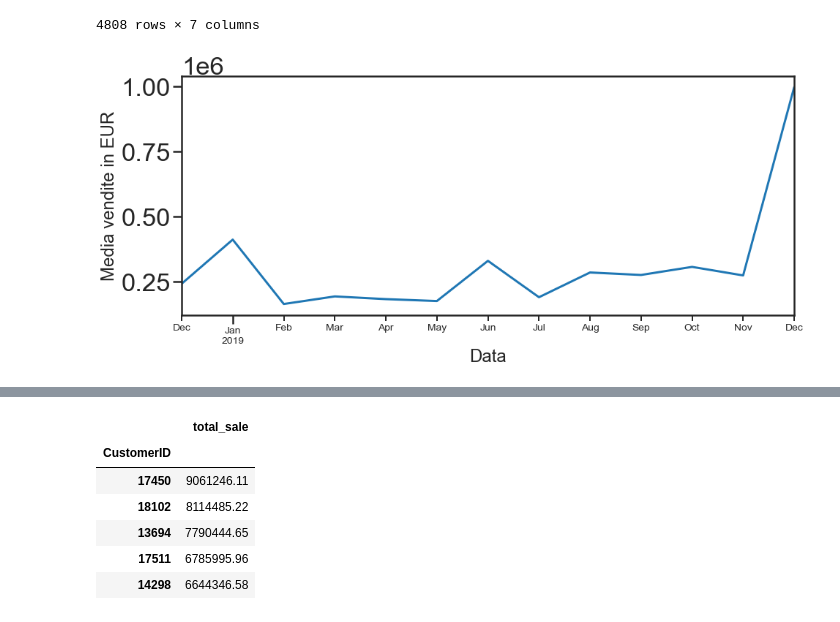
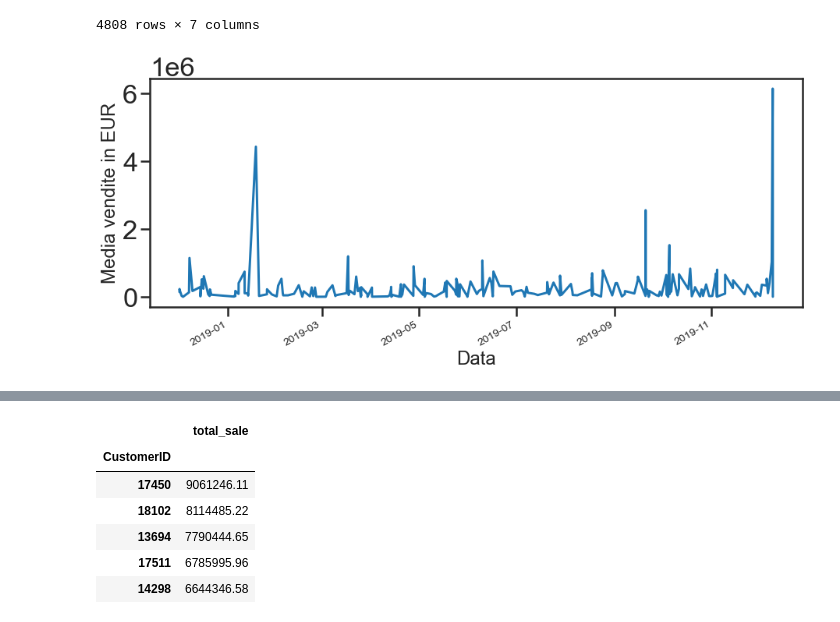
Before and after one commit to Jacopo-Spadon/E-Commerce, a Jupyter notebook: Ecom20tooDE.ipynb, the cells around one changed output, grey strips where cells are left out. Cells and saved outputs as stored; diff of their text form; code cells hidden in the pictures.

```diff
--- a/Ecom20tooDE.ipynb
+++ b/Ecom20tooDE.ipynb
@@ -296,19 +338,19 @@ df_de10
 # %%
 
 #Top 10 sales
 
 df_de10 = df_de10.groupby(df_de10['invoice_date'])['total_sale'].sum().reset_index()
 df_de10 = df_de10.set_index('invoice_date')
 df_de10.index = pd.to_datetime(df_de10.index)
 
-y = df_de10['total_sale'].resample('M').mean()
+y = df_de10['total_sale']#.resample('d').mean()
 
 
 y.plot(figsize=(15, 6))
 plt.xlabel('Data')
 plt.ylabel('Media vendite in EUR');
 # %% [output]
-[figure, old version]
+[figure, new version]
 # %%
 #Novo progetto
 
```
Also changed, not shown: parts of 6 cells of this notebook.
